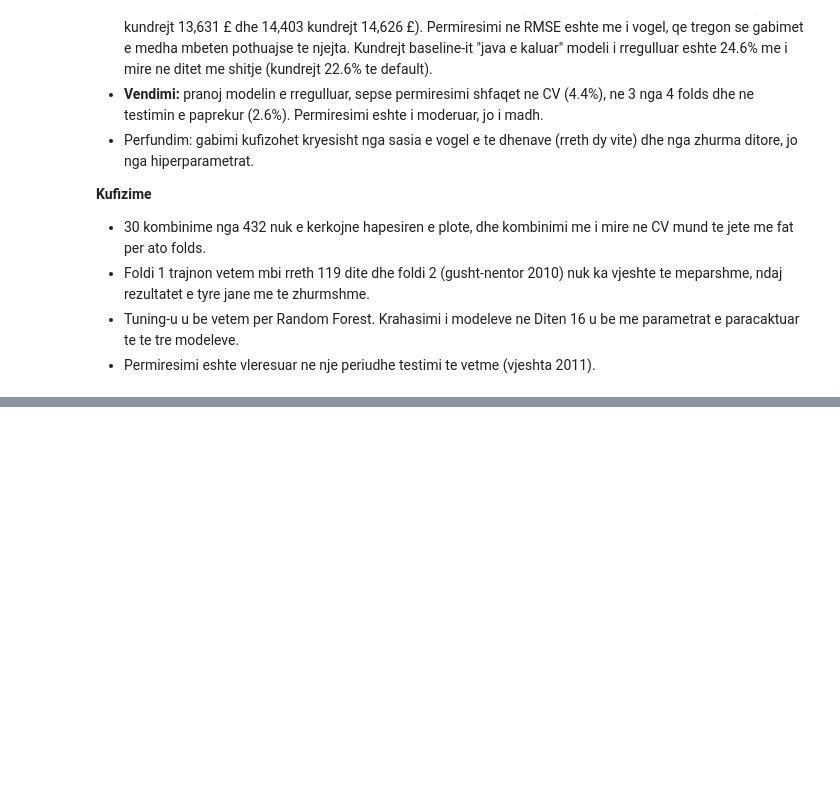
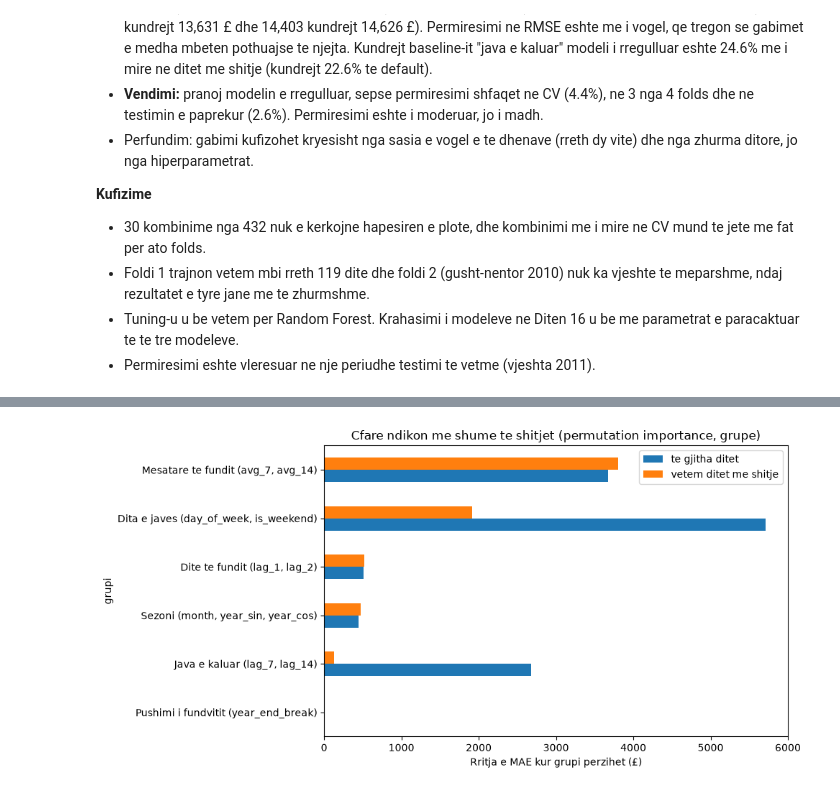
Before and after one commit to Dua-Gashi/online-retail-customer-analytics, a Jupyter notebook: notebooks/03_forecasting.ipynb, the cells around one changed output, grey strips where cells are left out. Saved outputs shown, nothing was run; the diff lists cells and outputs as text; code cells hidden in the pictures; blank space fills up the shorter version.

```diff
--- a/notebooks/03_forecasting.ipynb
+++ b/notebooks/03_forecasting.ipynb
@@ -813,0 +827,8 @@ Tuned kundrejt default (MAE ne ditet me shitje): -2.6 %
+# %%
+from src.forecasting import final_test_view, regression_metrics, FEATURES
+
+model, test, view = final_test_view(daily)
+open_view = view[view["is_open"]]
+print("Testim:", len(view), "dite |", view.index.min().date(), "->", view.index.max().date())
+print("Te gjitha ditet:", {k: round(v) for k, v in regression_metrics(view["actual"], view["prediction"]).items()})
+print("Ditet me shitje:", {k: round(v) for k, v in regression_metrics(open_view["actual"], open_view["prediction"]).items()})
@@ -813,0 +932,6 @@ Tuned kundrejt default (MAE ne ditet me shitje): -2.6 %
+# %%
+from src.forecasting import permutation_table, grouped_permutation
+
+X_test, y_test = test[FEATURES], test["target"]
+perm = permutation_table(model, X_test, y_test)
+perm.round(0)
@@ -813,0 +952,13 @@ Tuned kundrejt default (MAE ne ditet me shitje): -2.6 %
+# %%
+open_mask = test["is_open"]
+g_all = grouped_permutation(model, X_test, y_test)
+g_open = grouped_permutation(model, X_test[open_mask], y_test[open_mask])
+
+cmp = pd.concat(
+    {
+        "te gjitha ditet": g_all.set_index("grupi")["MAE_rritje"],
+        "vetem ditet me shitje": g_open.set_index("grupi")["MAE_rritje"],
+    },
+    axis=1,
+)
+cmp.sort_values("vetem ditet me shitje", ascending=False).round(0)
@@ -813,0 +974,10 @@ Tuned kundrejt default (MAE ne ditet me shitje): -2.6 %
+# %%
+fig, ax = plt.subplots(figsize=(10, 5))
+cmp.sort_values("vetem ditet me shitje").plot.barh(ax=ax)
+ax.set_xlabel("Rritja e MAE kur grupi perzihet (£)")
+ax.set_title("Cfare ndikon me shume te shitjet (permutation importance, grupe)")
+fig.tight_layout()
+fig.savefig(FIGURES_DIR / "permutation_importance_groups.png", dpi=150)
+plt.show()
+# %% [output]
+[figure, added]
```
Also changed, not shown: parts of 11 cells of this notebook, 3 other files.
